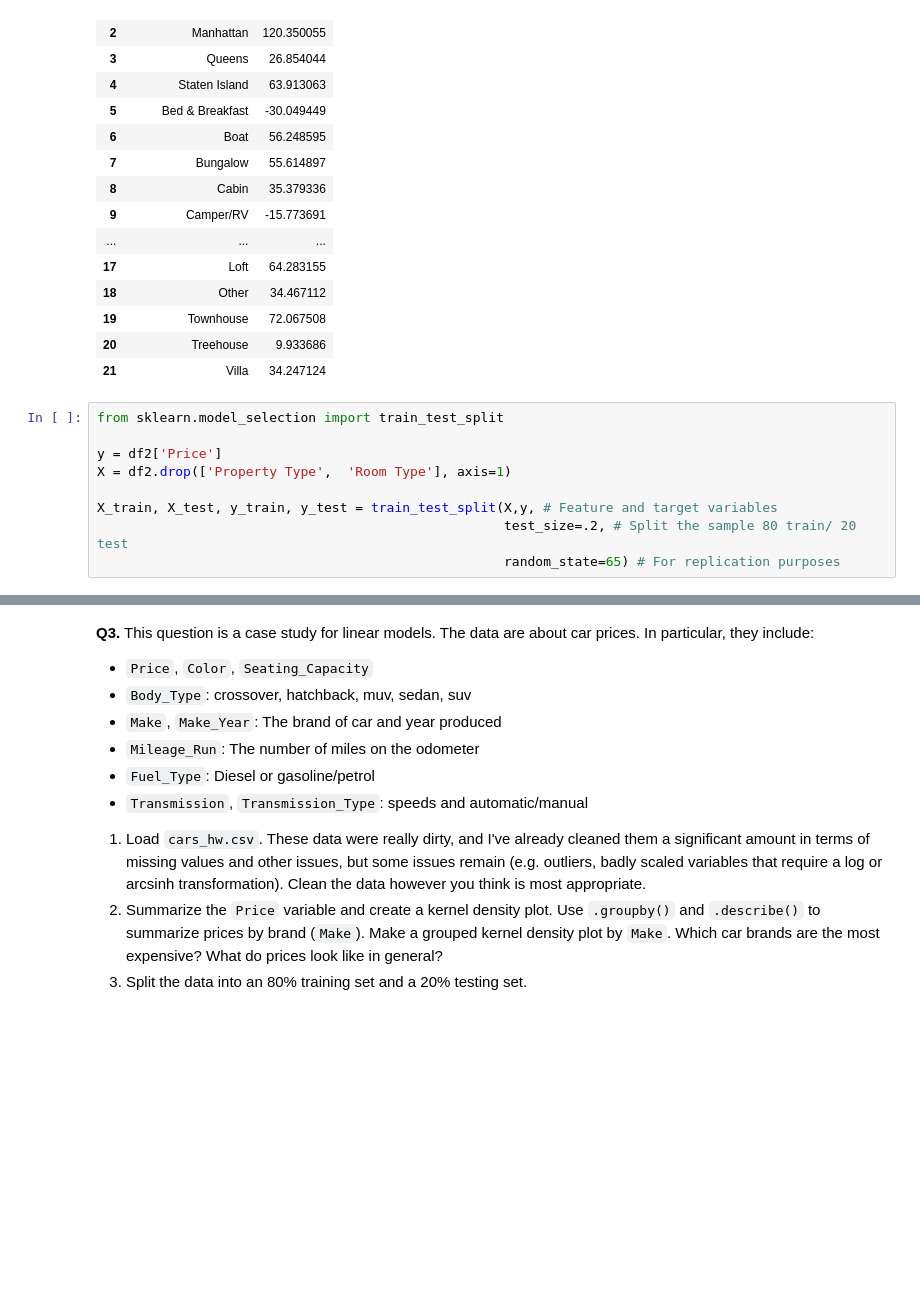
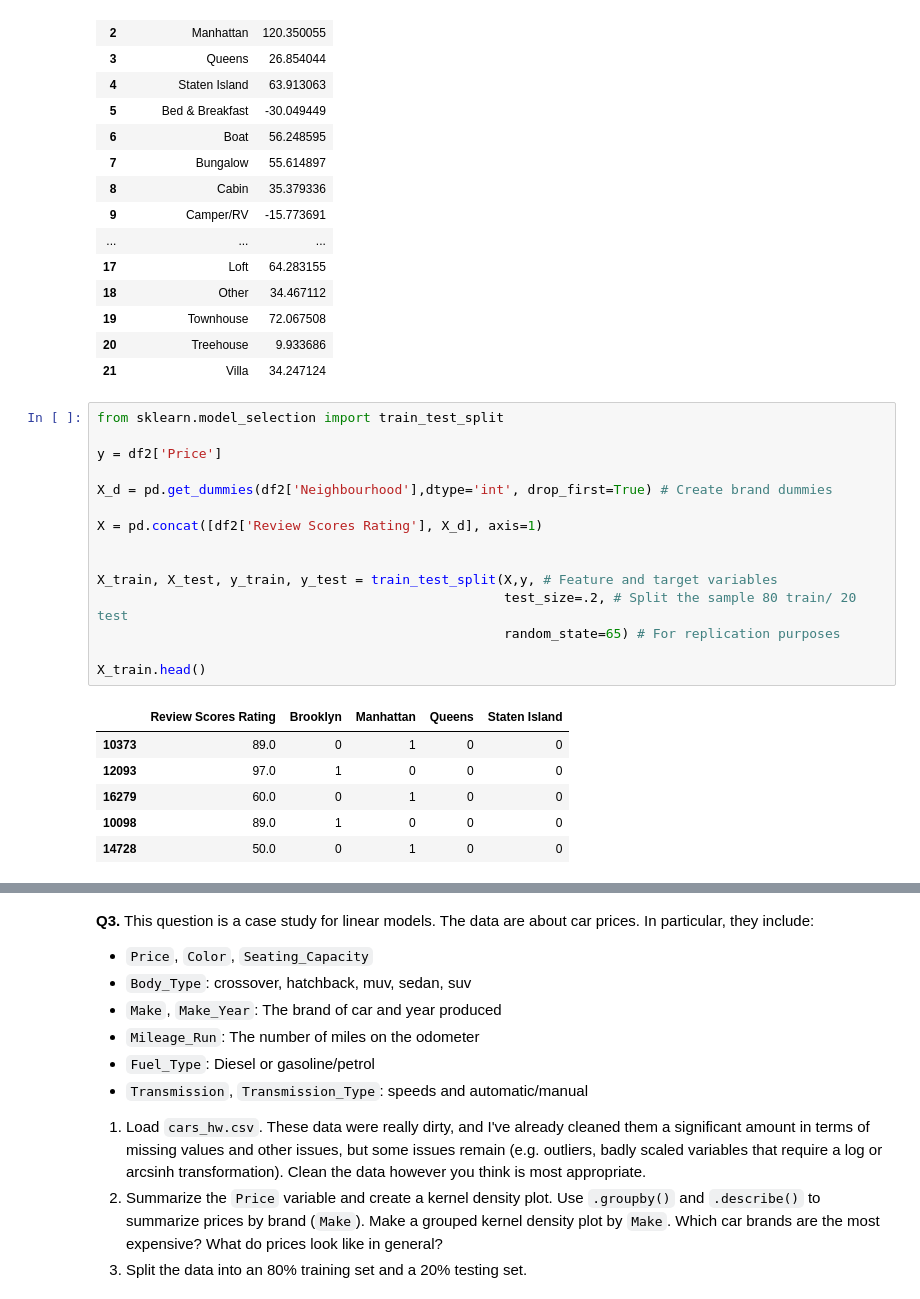
Before and after one commit to KaranRawatUVA/linearModels, a Jupyter notebook: assignment/assignment.ipynb, the cells around one changed output, grey strips where cells are left out. Saved outputs shown, nothing was run; the diff lists cells and outputs as text; blank space fills up the shorter version.

```diff
--- a/assignment/assignment.ipynb
+++ b/assignment/assignment.ipynb
@@ -202,9 +202,22 @@ R-squared:  0.05980397987304009
 # %%
 from sklearn.model_selection import train_test_split
 
 y = df2['Price']
-X = df2.drop(['Property Type',	'Room Type'], axis=1)
+
+X_d = pd.get_dummies(df2['Neighbourhood'],dtype='int', drop_first=True) # Create brand dummies
+
+X = pd.concat([df2['Review Scores Rating'], X_d], axis=1)
+
 
 X_train, X_test, y_train, y_test = train_test_split(X,y, # Feature and target variables
                                                     test_size=.2, # Split the sample 80 train/ 20 test
                                                     random_state=65) # For replication purposes
+
+X_train.head()
+# %% [output]
+|  | Review Scores Rating | Brooklyn | Manhattan | Queens | Staten Island |
+| 10373 | 89.0 | 0 | 1 | 0 | 0 |
+| 12093 | 97.0 | 1 | 0 | 0 | 0 |
+| 16279 | 60.0 | 0 | 1 | 0 | 0 |
+| 10098 | 89.0 | 1 | 0 | 0 | 0 |
+| 14728 | 50.0 | 0 | 1 | 0 | 0 |
```
Also changed, not shown: parts of 1 cell of this notebook.
